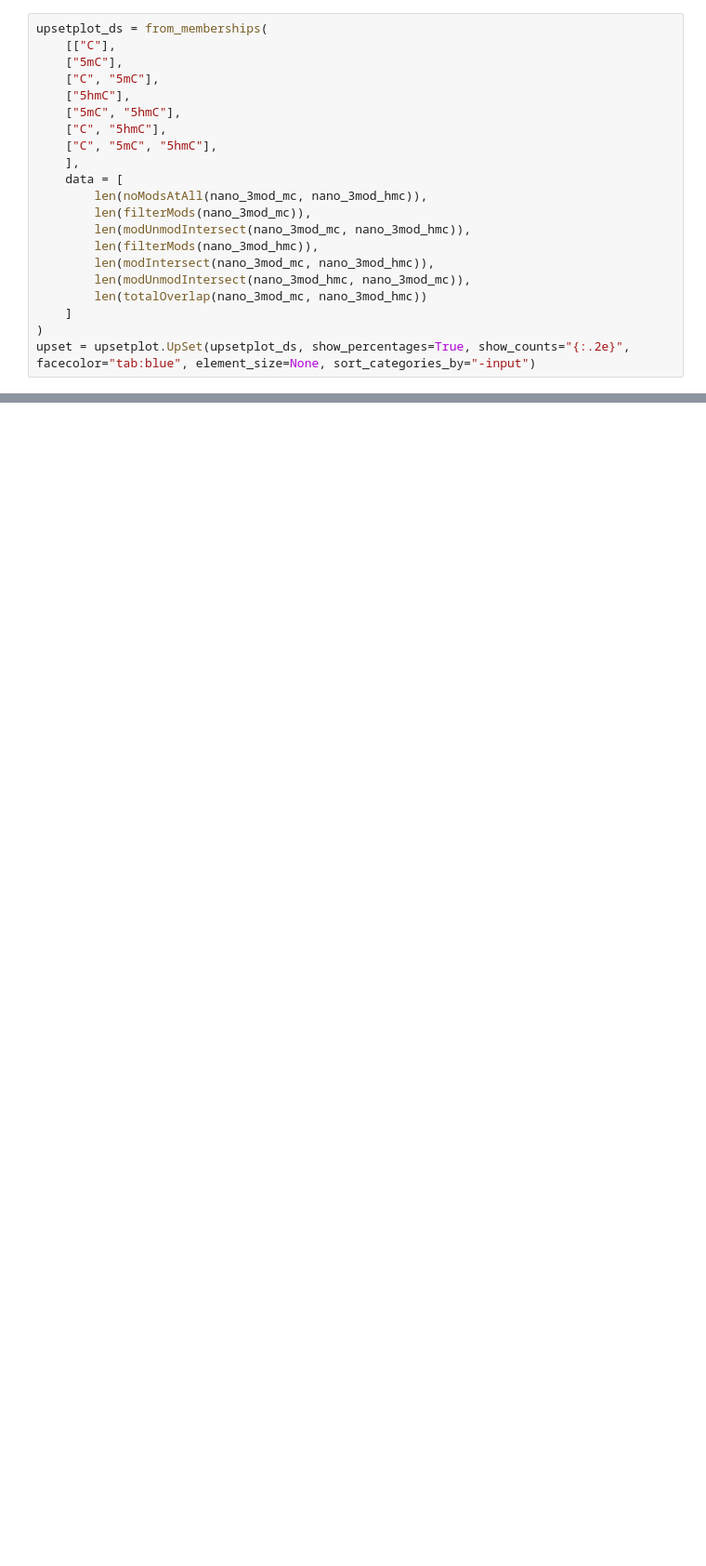
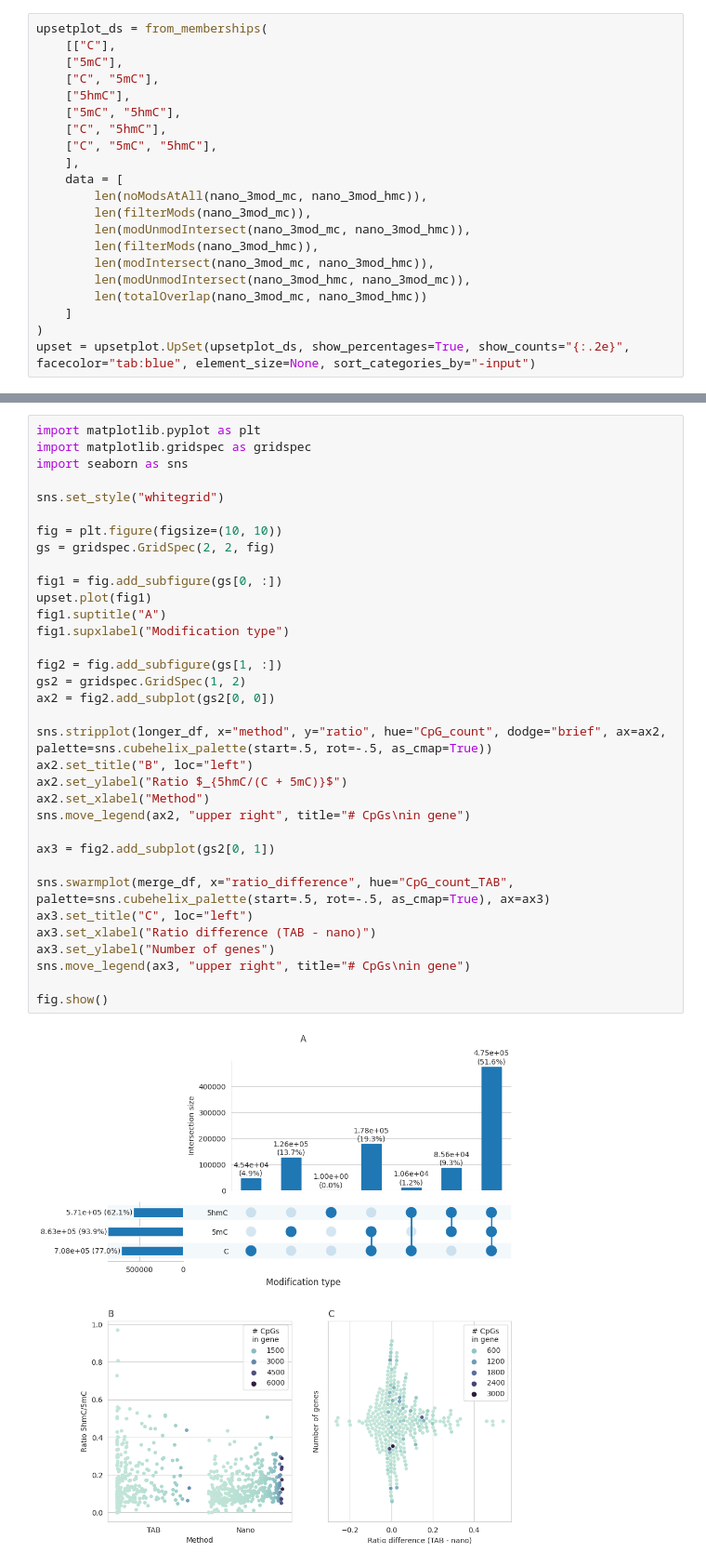
Before and after one commit to DominicOH/Analysis-of-nanopore-epigenetic-sequencing, a Jupyter notebook: CpG_turnover_fig5.ipynb, the cells around one changed output, grey strips where cells are left out. Shown at 93% size. Saved outputs shown, nothing was run; the diff lists cells and outputs as text; blank space fills up the shorter version.

Commit message:
Amended Fig5 swarmplot and added hist

```diff
--- a/CpG_turnover_fig5.ipynb
+++ b/CpG_turnover_fig5.ipynb
@@ -194,0 +190,36 @@ fig.show()
+# %%
+import matplotlib.pyplot as plt
+import matplotlib.gridspec as gridspec
+import seaborn as sns
+
+sns.set_style("whitegrid")
+
+fig = plt.figure(figsize=(10, 10))
+gs = gridspec.GridSpec(2, 2, fig)
+
+fig1 = fig.add_subfigure(gs[0, :])
+upset.plot(fig1)
+fig1.suptitle("A")
+fig1.supxlabel("Modification type")
+
+fig2 = fig.add_subfigure(gs[1, :])
+gs2 = gridspec.GridSpec(1, 2)
+ax2 = fig2.add_subplot(gs2[0, 0])
+
+sns.stripplot(longer_df, x="method", y="ratio", hue="CpG_count", dodge="brief", ax=ax2, palette=sns.cubehelix_palette(start=.5, rot=-.5, as_cmap=True))
+ax2.set_title("B", loc="left")
+ax2.set_ylabel("Ratio $_{5hmC/(C + 5mC)}$")
+ax2.set_xlabel("Method")
+sns.move_legend(ax2, "upper right", title="# CpGs\nin gene")
+
+ax3 = fig2.add_subplot(gs2[0, 1])
+
+sns.swarmplot(merge_df, x="ratio_difference", hue="CpG_count_TAB", palette=sns.cubehelix_palette(start=.5, rot=-.5, as_cmap=True), ax=ax3)
+ax3.set_title("C", loc="left")
+ax3.set_xlabel("Ratio difference (TAB - nano)")
+ax3.set_ylabel("Number of genes")
+sns.move_legend(ax3, "upper right", title="# CpGs\nin gene")
+
+fig.show()
+# %% [output]
+[figure, added]
```
Also changed, not shown: parts of 10 cells of this notebook.
